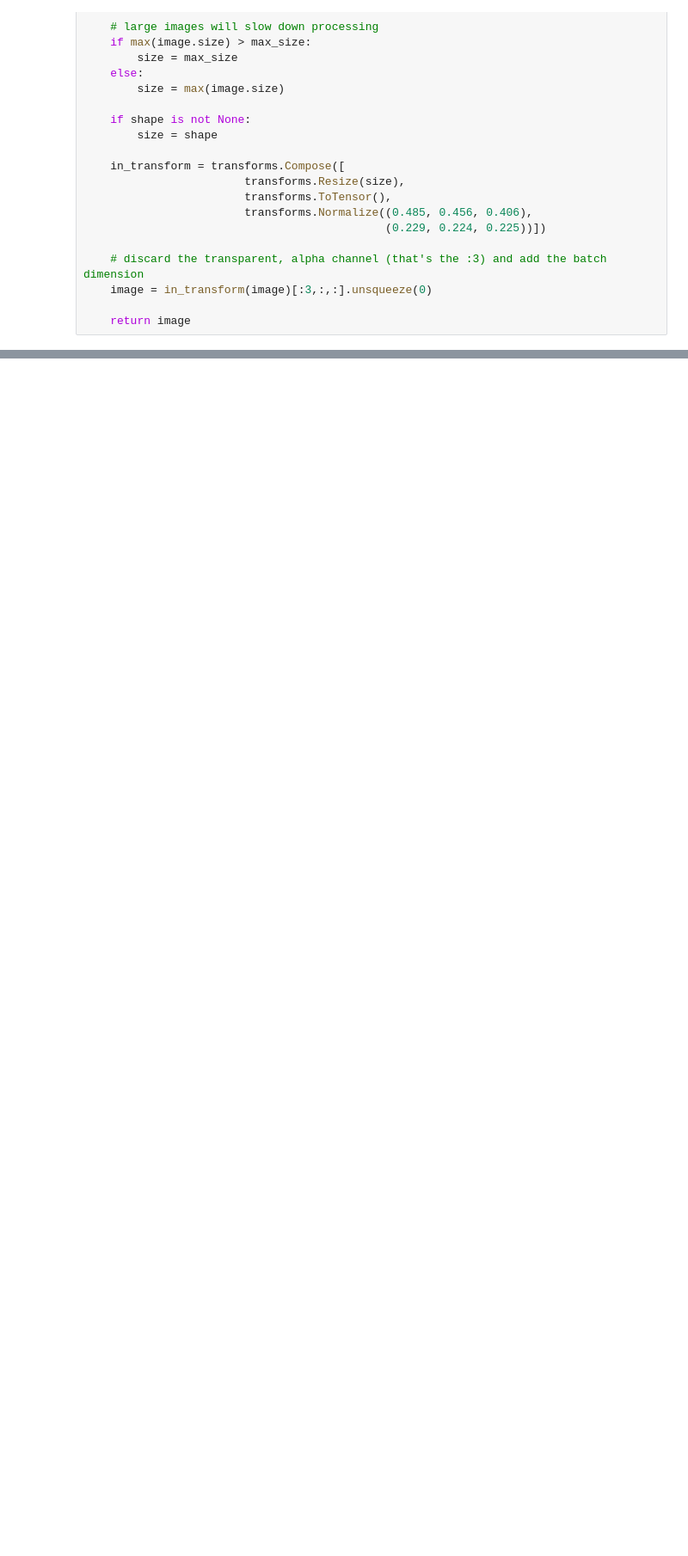
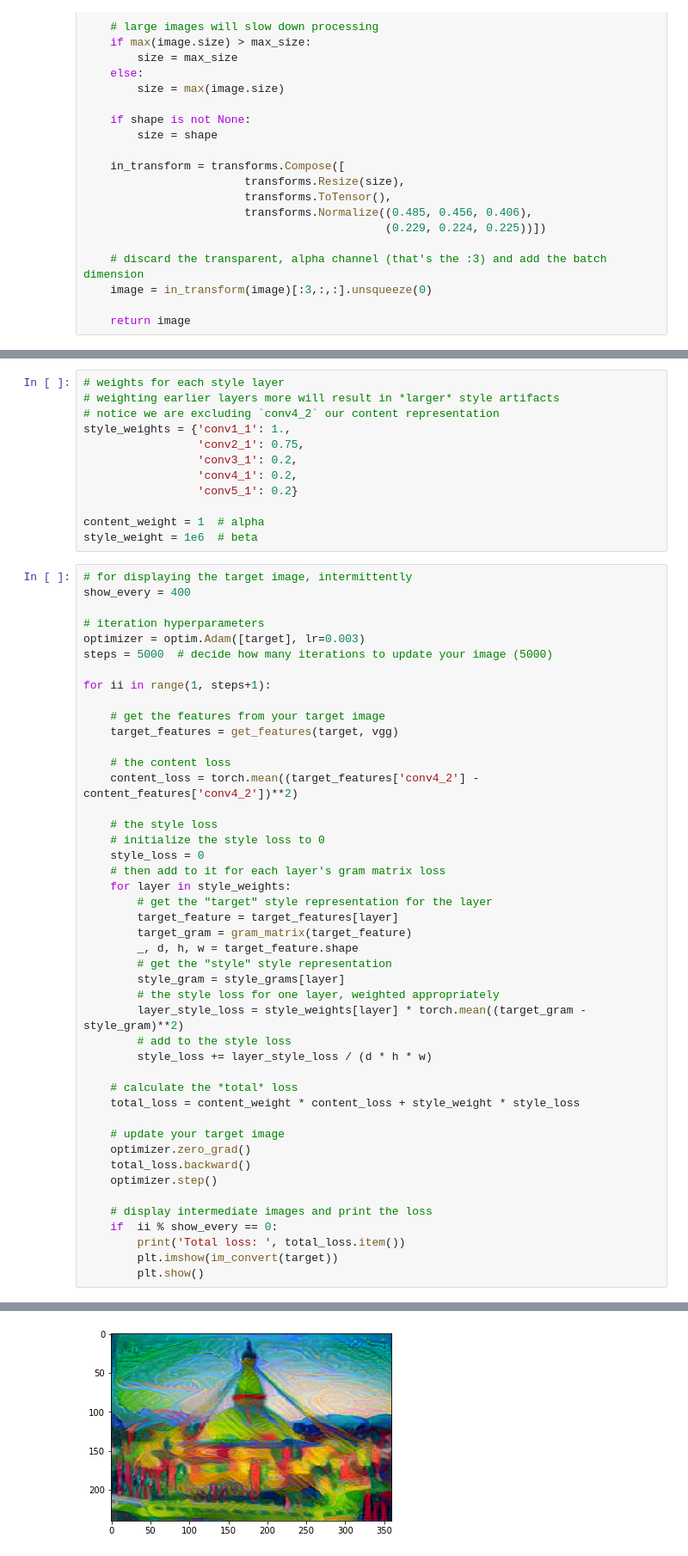
Before and after one commit to theonlyNischal/ML-DL-Projects-and-Paper-Implementation, a Jupyter notebook: 4-Neural-Style-Transfer/Untitled.ipynb, the cells around one changed output, grey strips where cells are left out. Shown at 86% size. Cells and saved outputs as stored; diff of their text form; blank space fills up the shorter version.

```diff
--- a/4-Neural-Style-Transfer/Untitled.ipynb
+++ b/4-Neural-Style-Transfer/Untitled.ipynb
@@ -72,0 +159,58 @@ def load_image(img_path, max_size=400, shape=None):
+# %%
+# weights for each style layer
+# weighting earlier layers more will result in *larger* style artifacts
+# notice we are excluding `conv4_2` our content representation
+style_weights = {'conv1_1': 1.,
+                 'conv2_1': 0.75,
+                 'conv3_1': 0.2,
+                 'conv4_1': 0.2,
+                 'conv5_1': 0.2}
+
+content_weight = 1  # alpha
+style_weight = 1e6  # beta
+# %%
+# for displaying the target image, intermittently
+show_every = 400
+
+# iteration hyperparameters
+optimizer = optim.Adam([target], lr=0.003)
+steps = 5000  # decide how many iterations to update your image (5000)
+
+for ii in range(1, steps+1):
+
+    # get the features from your target image
+    target_features = get_features(target, vgg)
+
+    # the content loss
+    content_loss = torch.mean((target_features['conv4_2'] - content_features['conv4_2'])**2)
+
+    # the style loss
+    # initialize the style loss to 0
+    style_loss = 0
+    # then add to it for each layer's gram matrix loss
+    for layer in style_weights:
+        # get the "target" style representation for the layer
+        target_feature = target_features[layer]
+        target_gram = gram_matrix(target_feature)
+        _, d, h, w = target_feature.shape
+        # get the "style" style representation
+        style_gram = style_grams[layer]
+        # the style loss for one layer, weighted appropriately
+        layer_style_loss = style_weights[layer] * torch.mean((target_gram - style_gram)**2)
+        # add to the style loss
+        style_loss += layer_style_loss / (d * h * w)
+
+    # calculate the *total* loss
+    total_loss = content_weight * content_loss + style_weight * style_loss
+
+    # update your target image
+    optimizer.zero_grad()
+    total_loss.backward()
+    optimizer.step()
+
+    # display intermediate images and print the loss
+    if  ii % show_every == 0:
+        print('Total loss: ', total_loss.item())
+        plt.imshow(im_convert(target))
+        plt.show()
+# %% [output]
@@ -72,0 +218 @@ def load_image(img_path, max_size=400, shape=None):
+[figure, added]
```
Also changed, not shown: parts of 7 cells of this notebook, 3 other files.
